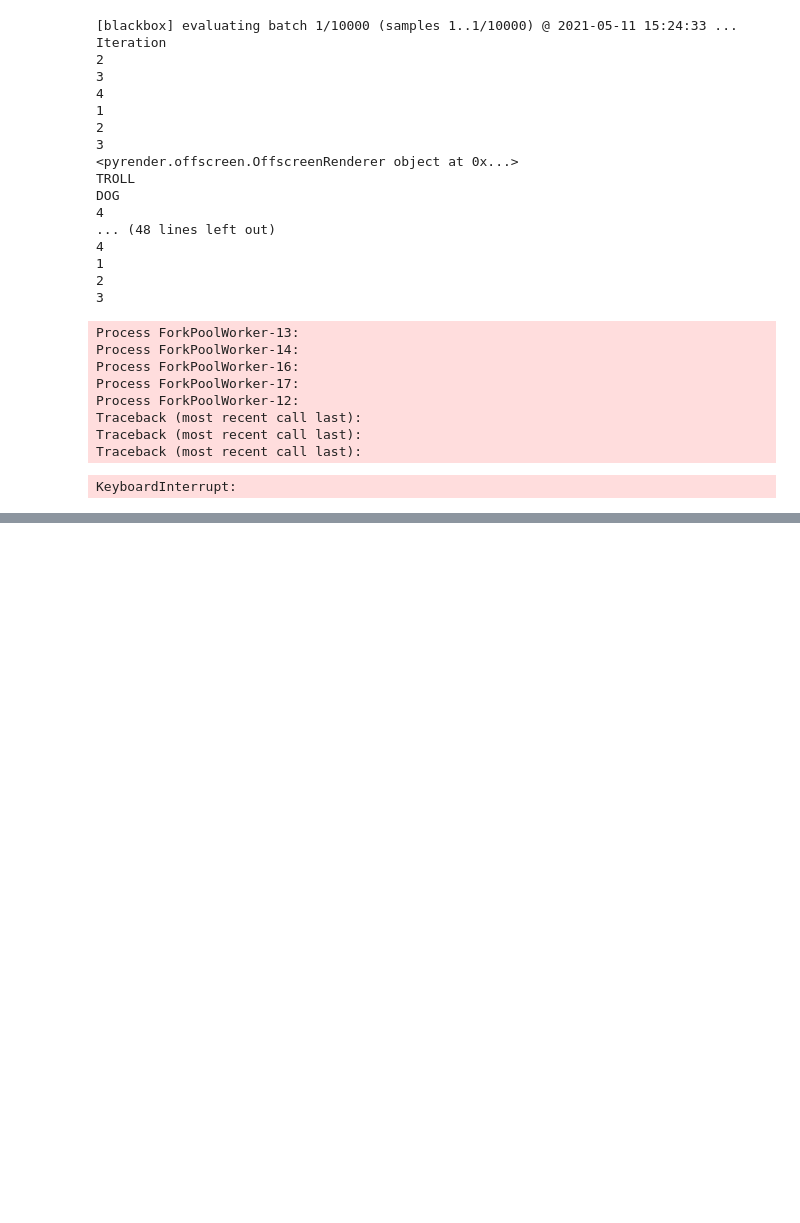
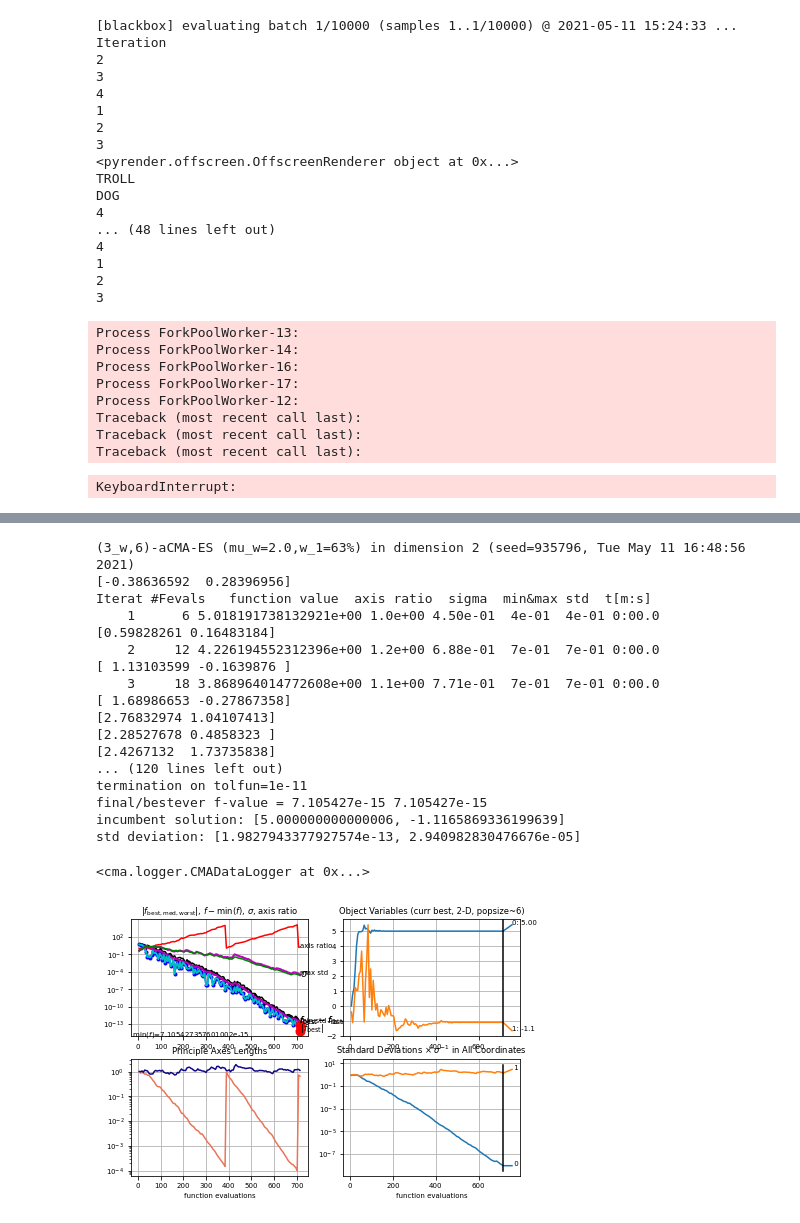
Before and after one commit to andstu/Image2Minecraft, a Jupyter notebook: Untitled.ipynb, the cells around one changed output, grey strips where cells are left out. Saved outputs shown, nothing was run; the diff lists cells and outputs as text; code cells hidden in the pictures; blank space fills up the shorter version.

```diff
--- a/Untitled.ipynb
+++ b/Untitled.ipynb
@@ -150,0 +149,32 @@ AttributeError: 'list' object has no attribute 'shape'
+# %%
+import cma
+es = cma.CMAEvolutionStrategy(2 * [0], 0.5)
+while not es.stop():
+    solutions = es.ask()
+    es.tell(solutions, [abs(5-x[0]) for x in solutions])
+    print(solutions[0])
+#     print(solutions)
+    es.logger.add()  # write data to disc to be plotted
+    es.disp()
+es.result_pretty()
+cma.plot()  # shortcut for es.logger.plot()
+# %% [output]
+(3_w,6)-aCMA-ES (mu_w=2.0,w_1=63%) in dimension 2 (seed=935796, Tue May 11 16:48:56 2021)
+[-0.38636592  0.28396956]
+Iterat #Fevals   function value  axis ratio  sigma  min&max std  t[m:s]
+    1      6 5.018191738132921e+00 1.0e+00 4.50e-01  4e-01  4e-01 0:00.0
+[0.59828261 0.16483184]
+    2     12 4.226194552312396e+00 1.2e+00 6.88e-01  7e-01  7e-01 0:00.0
+[ 1.13103599 -0.1639876 ]
+    3     18 3.868964014772608e+00 1.1e+00 7.71e-01  7e-01  7e-01 0:00.0
+[ 1.68986653 -0.27867358]
+[2.76832974 1.04107413]
+[2.28527678 0.4858323 ]
+[2.4267132  1.73735838]
+... (120 lines left out)
+termination on tolfun=1e-11
+final/bestever f-value = 7.105427e-15 7.105427e-15
+incumbent solution: [5.000000000000006, -1.1165869336199639]
+std deviation: [1.9827943377927574e-13, 2.940982830476676e-05]
+<cma.logger.CMADataLogger at 0x...>
+[figure, added]
```
Also changed, not shown: parts of 4 cells of this notebook, 5 other files.
